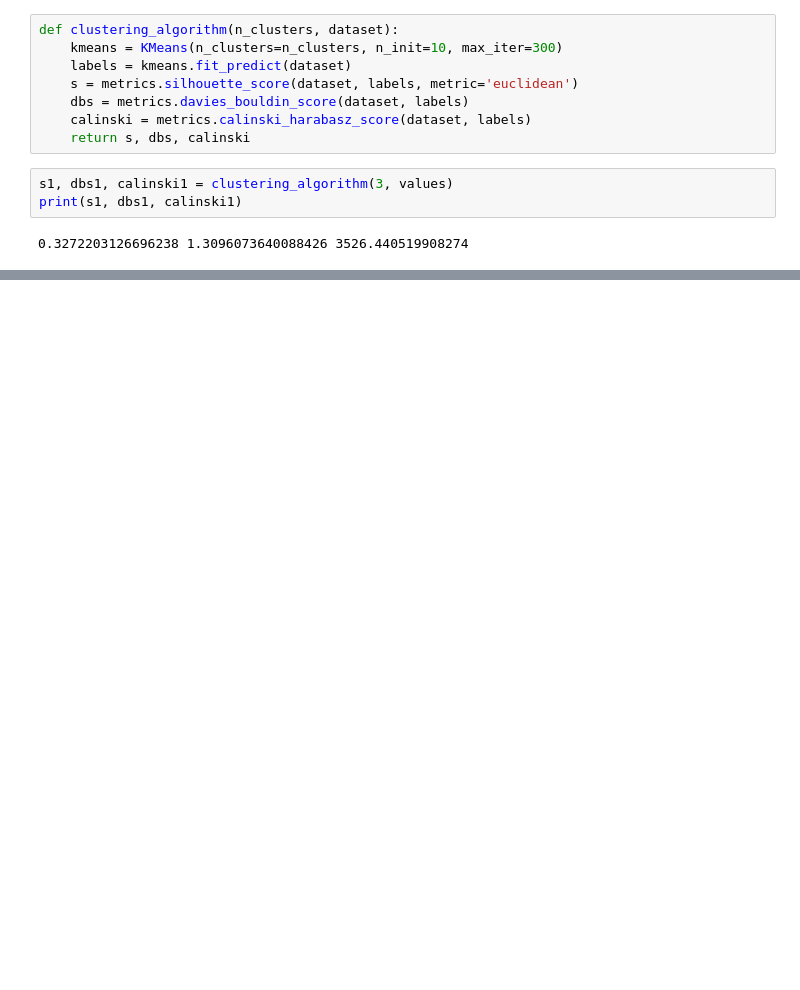
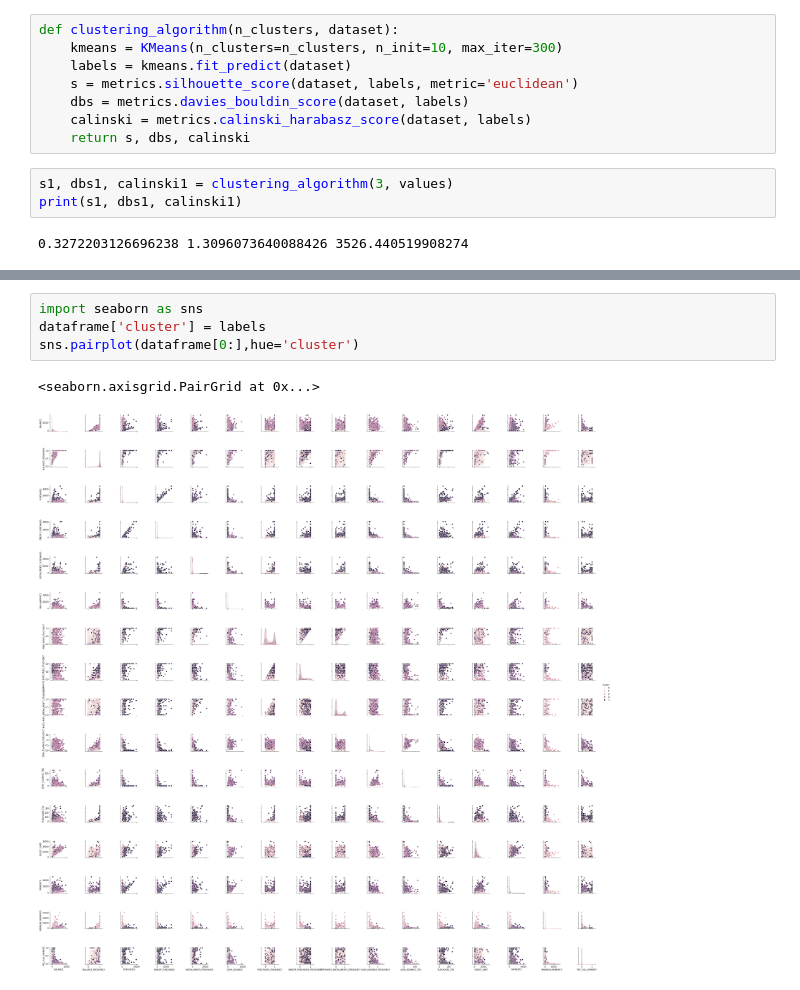
Before and after one commit to OseiasBeu/Data-Science, a Jupyter notebook: ExtraindoPadroesDeDados.ipynb, the cells around one changed output, grey strips where cells are left out. Cells and saved outputs as stored; diff of their text form; blank space fills up the shorter version.

Commit message:
Gerar insights em cima dos clusters

```diff
--- a/ExtraindoPadroesDeDados.ipynb
+++ b/ExtraindoPadroesDeDados.ipynb
@@ -139,0 +179,7 @@ print(s3, dbs3, calinski3)
+# %%
+import seaborn as sns
+dataframe['cluster'] = labels
+sns.pairplot(dataframe[0:],hue='cluster')
+# %% [output]
+<seaborn.axisgrid.PairGrid at 0x...>
+[figure, added]
```
Also changed, not shown: parts of 20 cells of this notebook.
